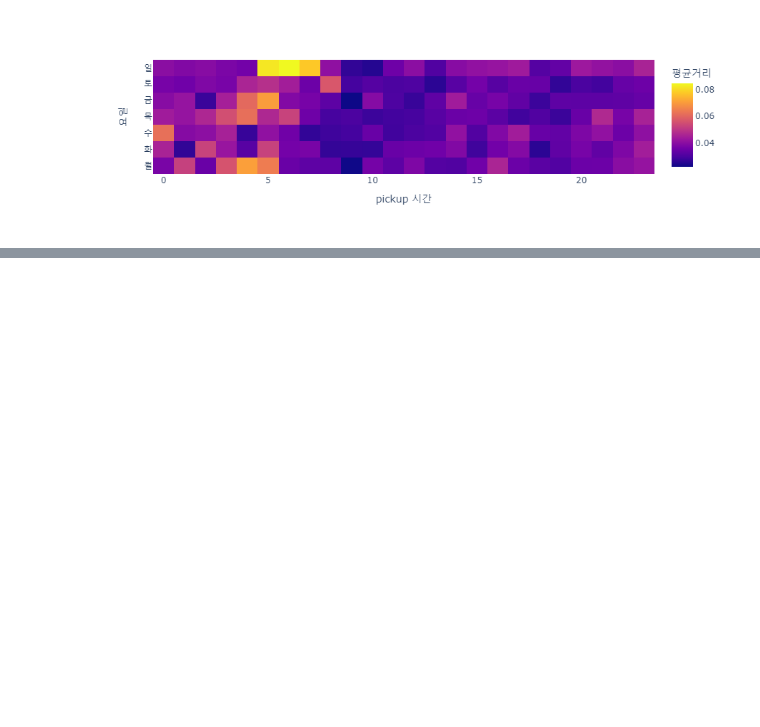
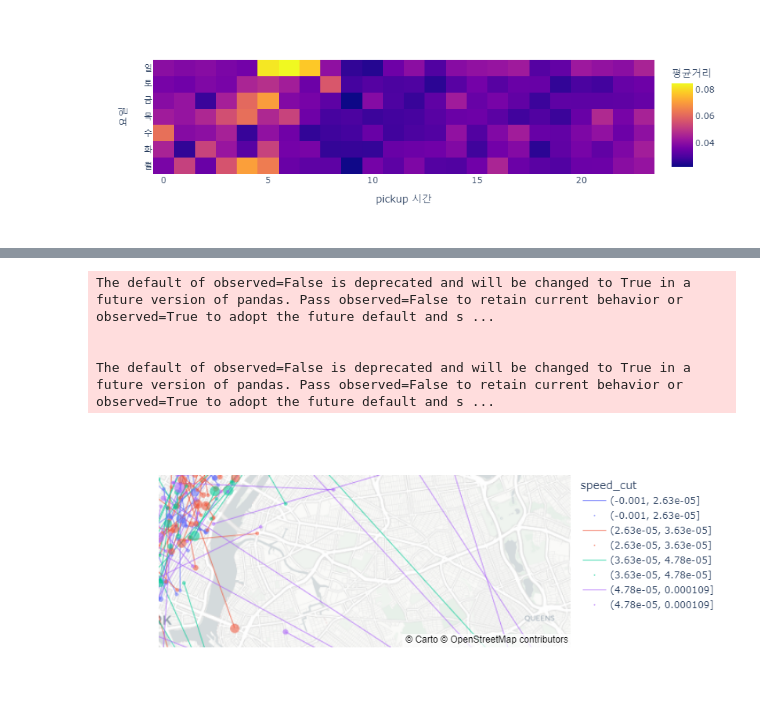
Before and after one commit to woojung23/final_term, a Jupyter notebook: finaltest.ipynb, the cells around one changed output, grey strips where cells are left out. Saved outputs shown, nothing was run; the diff lists cells and outputs as text; code cells hidden in the pictures; blank space fills up the shorter version.

```diff
--- a/finaltest.ipynb
+++ b/finaltest.ipynb
@@ -97,3 +97,14 @@ fig2 = fig2.update_layout(
 fig2
 # %% [output]
 [figure]
+# %%
+pcol = ['pickup_datetime', 'pickup_longitude', 'pickup_latitude', 'pickup_hour']
+dcol = ['dropoff_datetime', 'dropoff_longitude', 'dropoff_latitude', 'dropoff_hour']
+def transform(df):
+    pickup = df.loc[:,['id']+pcol].set_axis(['id', 'datetime', 'longitude', 'latitude', 'hour'],axis=1).assign(type = 'pickup')
+    dropoff = df.loc[:,['id']+dcol].set_axis(['id', 'datetime', 'longitude', 'latitude', 'hour'],axis=1).assign(type = 'dropoff')
+    return pd.concat([pickup,dropoff],axis=0)
+df_left = df_small.drop(pcol+dcol,axis=1)
+df_right = pd.concat([transform(df) for i, df in df_small.groupby('id')]).reset_index(drop=True)
+df_small2 = df_left.merge(df_right)
+df_small2.head()
@@ -99,0 +118,43 @@ fig2
+# %%
+tidydata = df_small2.assign(
+    speed_cut = pd.qcut(df_small2.speed,4)
+).sort_values('speed_cut')
+fig3 = px.line_mapbox(
+    data_frame=tidydata,
+    lat = 'latitude',
+    lon = 'longitude',
+    line_group = 'id',
+    color = 'speed_cut',
+    center = {'lat':40.7322, 'lon':-73.9052},
+    #---#
+    mapbox_style = 'carto-positron',
+    zoom=11
+)
+scatter_data = px.scatter_mapbox(
+    data_frame=tidydata,
+    lat = 'latitude',
+    lon = 'longitude',
+    size = 'passenger_count',
+    size_max = 10,
+    color = 'speed_cut',
+    #---#
+    mapbox_style = 'carto-positron',
+    zoom=11,
+    width = 750,
+    height = 600
+).data
+for sd in scatter_data:
+    fig3.add_trace(sd)
+fig3.update_traces(
+    line={
+        'width':1
+    },
+    opacity=0.8
+)
+fig3.show(config={'scrollZoom':False})
+# %% [output]
+The default of observed=False is deprecated and will be changed to True in a future version of pandas. Pass observed=False to retain current behavior or observed=True to adopt the future default and s ...
+
+
+The default of observed=False is deprecated and will be changed to True in a future version of pandas. Pass observed=False to retain current behavior or observed=True to adopt the future default and s ...
+[figure, added]
```
Also changed, not shown: parts of 2 cells of this notebook, 2 other files.
